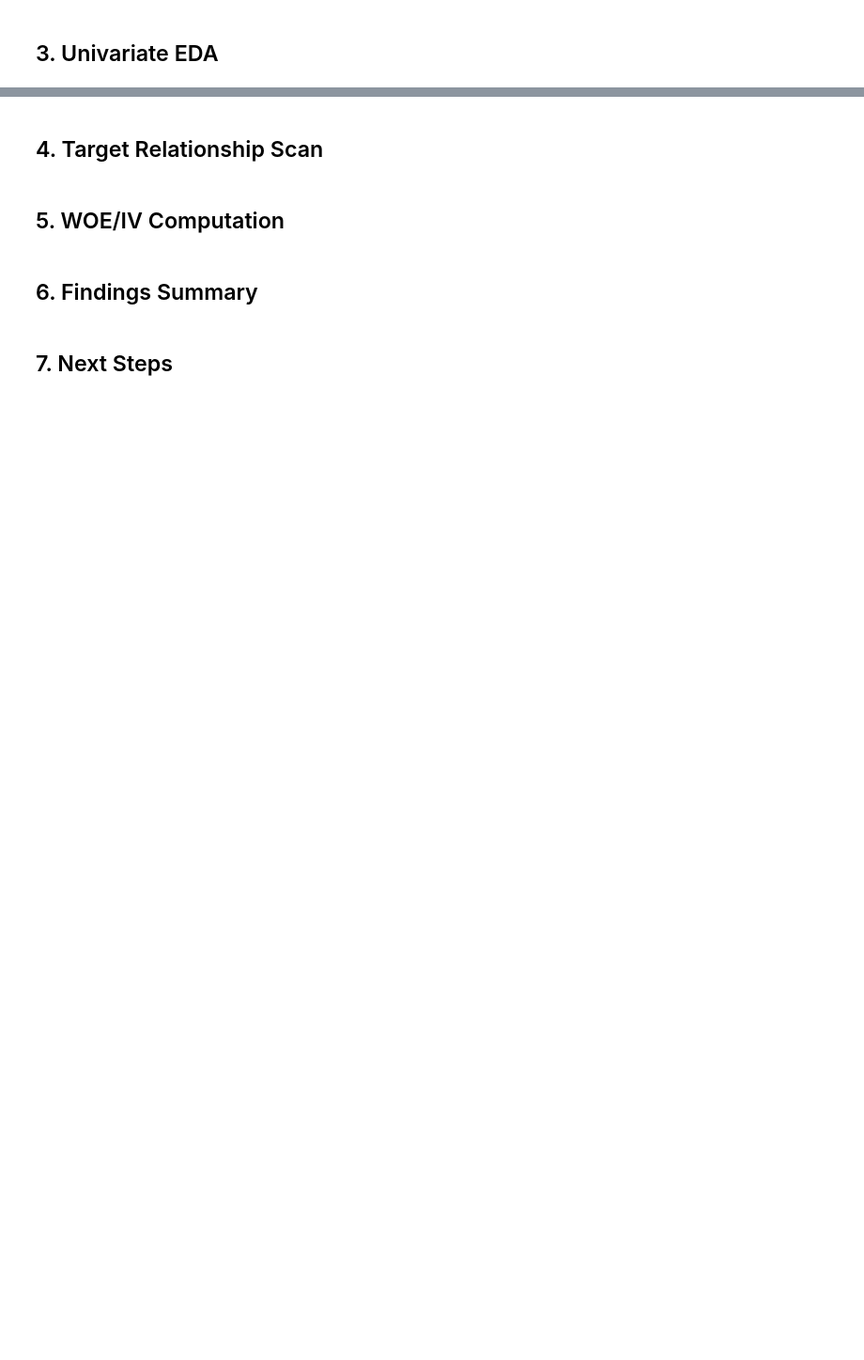
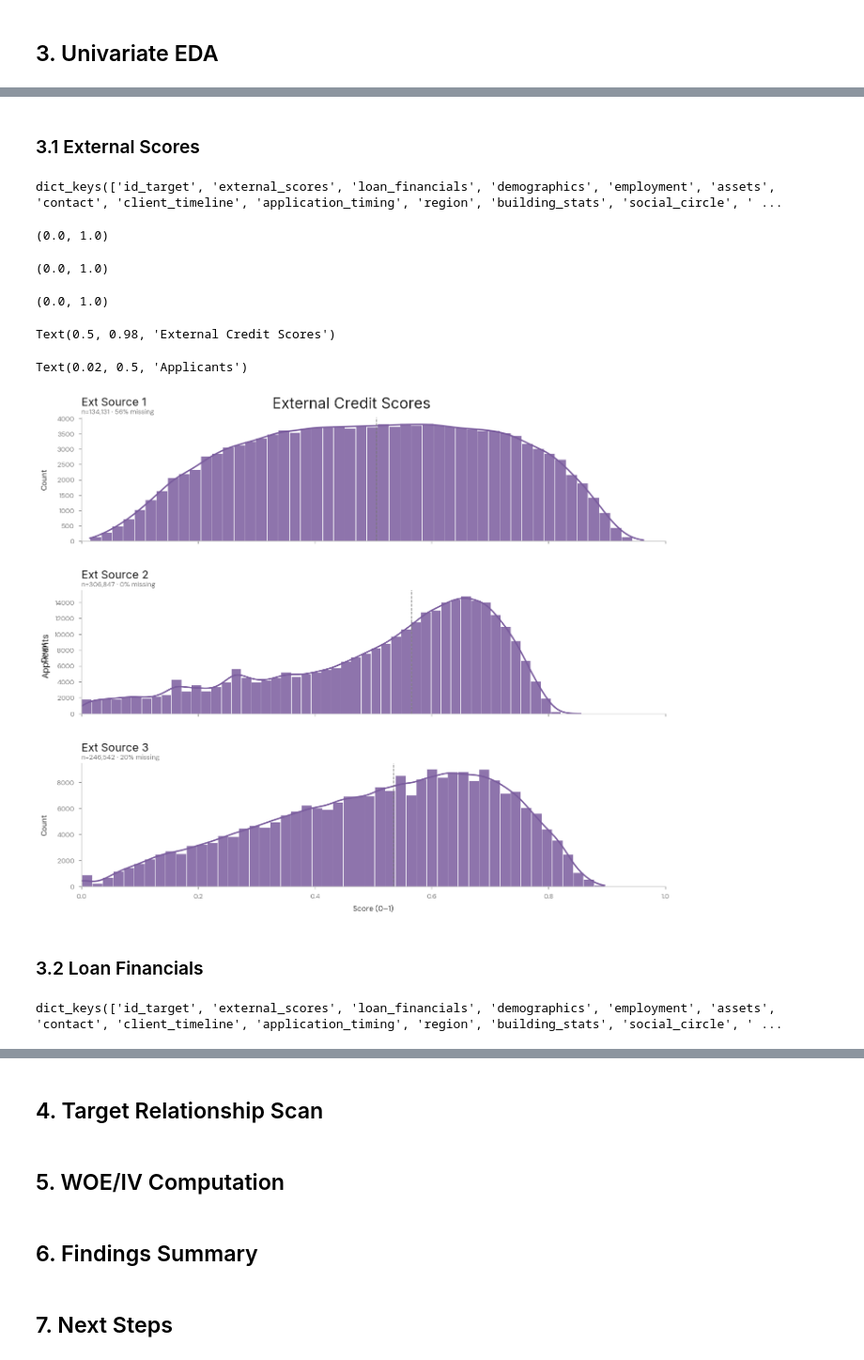
Before and after one commit to smallchuch/CreditRiskLearning, a Jupyter notebook: Projects/Flagship PD Model Project/01_Default_Rate_Driver_Scan_EDA/default_rate_driver_scan_notebook.ipynb, the cells around one changed output, grey strips where cells are left out. Shown at 94% size. Saved outputs shown, nothing was run; the diff lists cells and outputs as text; code cells hidden in the pictures; blank space fills up the shorter version.

```diff
--- a/Projects/Flagship PD Model Project/01_Default_Rate_Driver_Scan_EDA/default_rate_driver_scan_notebook.ipynb
+++ b/Projects/Flagship PD Model Project/01_Default_Rate_Driver_Scan_EDA/default_rate_driver_scan_notebook.ipynb
@@ -1128,0 +1222,17 @@ df[cols]
+# %%
+# Written by AI
+
+rate = df.groupby('ORGANIZATION_TYPE')['TARGET'].mean()
+counts = df['ORGANIZATION_TYPE'].value_counts()
+
+band = pd.cut(rate, bins=[0, 0.06, 0.08, 0.10, 1.0],
+              labels=['<6%', '6-8%', '8-10%', '>10%'])
+
+# keep a high-rate level on its own only if it's big enough
+band = band.astype('object')
+band[(rate > 0.10) & (counts >= 500)] = rate.index[(rate > 0.10) & (counts >= 500)]
+
+df['ORG_BAND'] = df['ORGANIZATION_TYPE'].map(band.to_dict())
+
+df['ORG_BAND'].value_counts()
+df['ORG_BAND'].nunique()
@@ -1130,0 +1276,45 @@ df[cols]
+# %% [markdown]
+### 3.1 External Scores
+# %%
+cols_by_theme.keys()
+# %% [output]
+dict_keys(['id_target', 'external_scores', 'loan_financials', 'demographics', 'employment', 'assets', 'contact', 'client_timeline', 'application_timing', 'region', 'building_stats', 'social_circle', ' ...
+# %%
+# External Scores Histograms
+
+fig, axes = eda.histogram_per_group(
+    df, cols_by_theme['external_scores'],
+    ncols=1,                 # single column → stacked vertically
+    panel_w=11, panel_h=3, # wider + taller per panel
+    xlabel='Score (0–1)', sharex=True, kde=True,
+)
+
+# Axes Level Edits
+
+for ax in axes:
+    ax.set_xlim(0, 1)
+
+# Figure Level Edits
+
+fig.set_size_inches(12, 10)          # resize the whole figure
+fig.suptitle('External Credit Scores', fontfamily=f('heading'), fontsize=s('display'))
+# fig.supxlabel('Score (0–1)')         # one shared x-label for all panels
+fig.supylabel('Applicants')          # one shared y-label
+fig.subplots_adjust(hspace=0.4)      # gap between stacked panels
+fig.align_ylabels()                  # line up y-labels across panels
+fig.savefig('ext_scores.png', dpi=150, bbox_inches='tight')  # export
+
+plt.show()
+# %% [output]
+(0.0, 1.0)
+(0.0, 1.0)
+(0.0, 1.0)
+Text(0.5, 0.98, 'External Credit Scores')
+Text(0.02, 0.5, 'Applicants')
+[figure, added]
+# %% [markdown]
+### 3.2 Loan Financials
+# %%
+cols_by_theme.keys()
+# %% [output]
+dict_keys(['id_target', 'external_scores', 'loan_financials', 'demographics', 'employment', 'assets', 'contact', 'client_timeline', 'application_timing', 'region', 'building_stats', 'social_circle', ' ...
```
Also changed, not shown: parts of 34 cells of this notebook, 10 other files.
